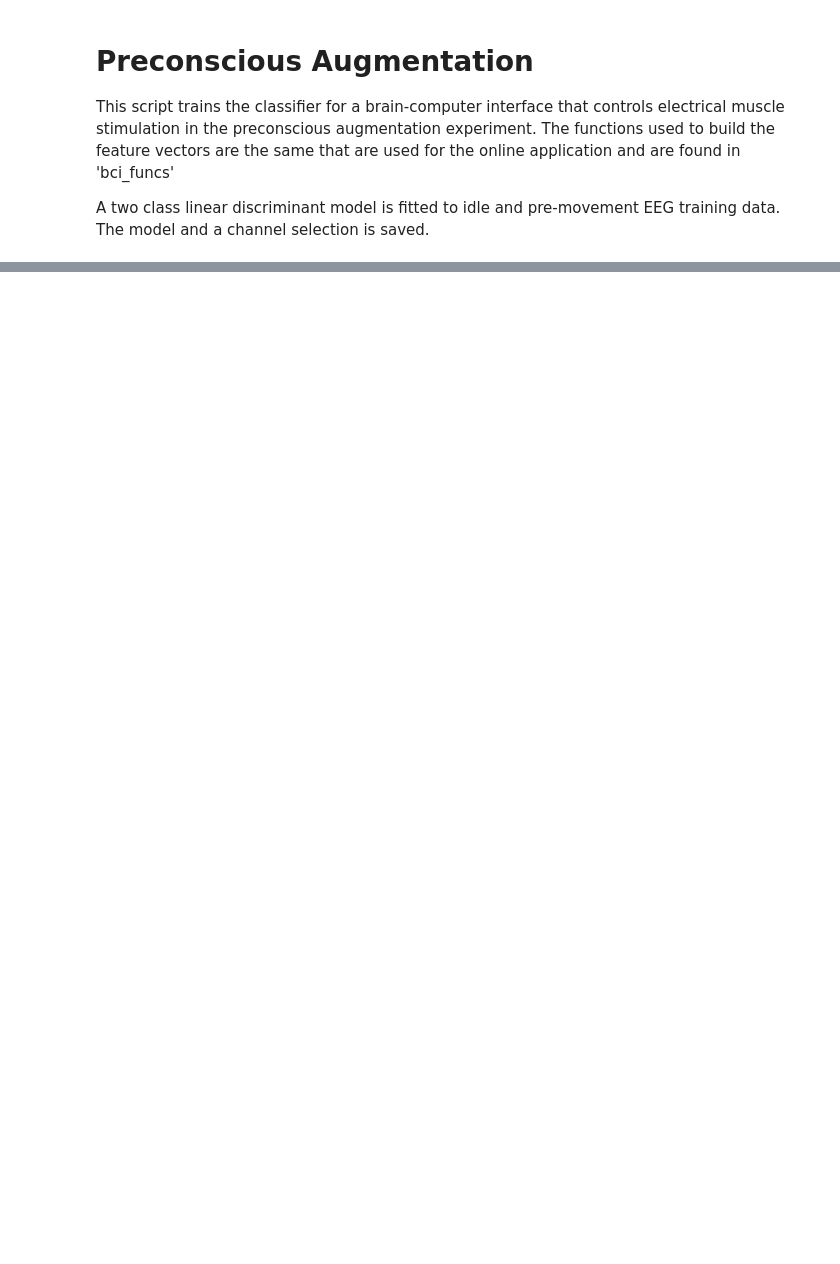
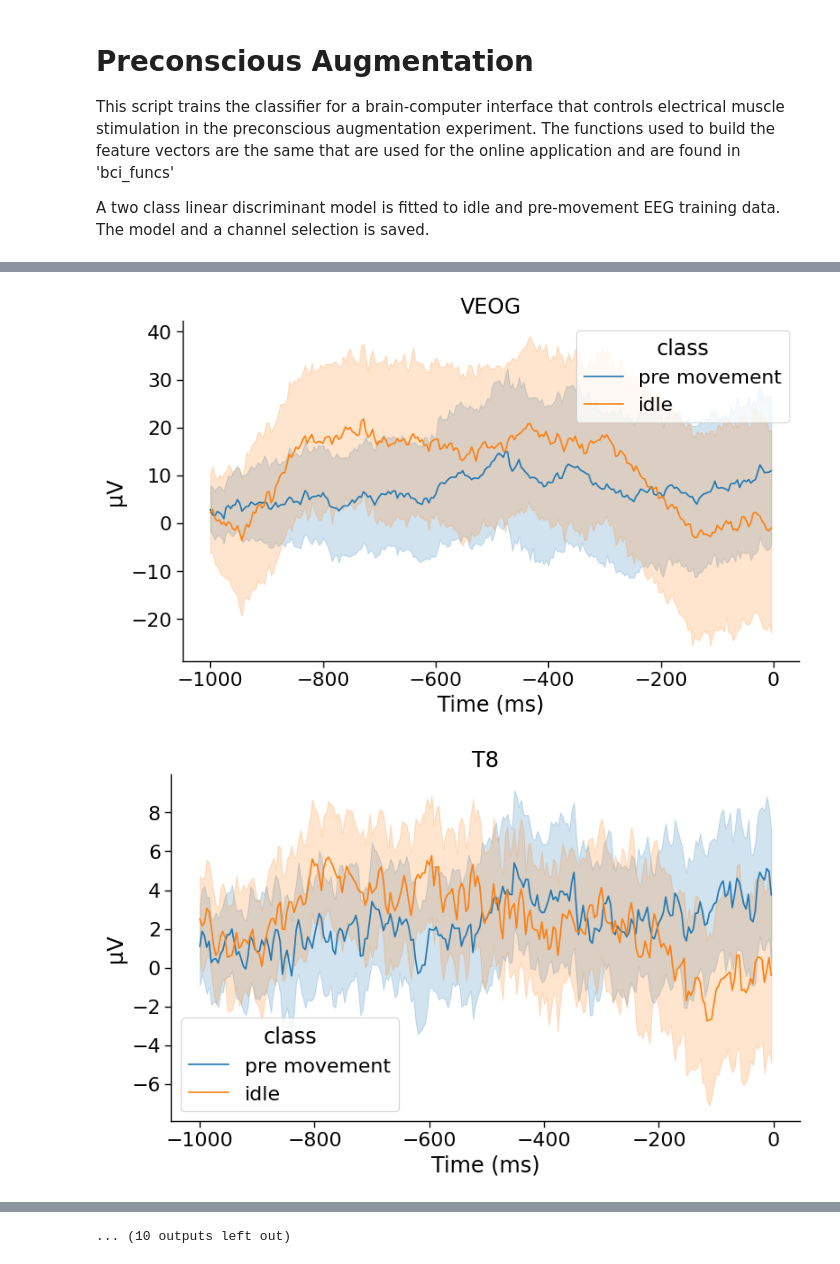
Before and after one commit to lukasgehrke/2021-fastReach, a Jupyter notebook: app/fastReach/pi_train_classifier.ipynb, the cells around one changed output, grey strips where cells are left out. Drawn from its saved outputs; the diff is of its cells as text; code cells hidden in the pictures; blank space fills up the shorter version.

```diff
--- a/app/fastReach/pi_train_classifier.ipynb
+++ b/app/fastReach/pi_train_classifier.ipynb
@@ -6,7 +6,7 @@ The functions used to build the feature vectors are the same that are used for t
 
 A two class linear discriminant model is fitted to idle and pre-movement EEG training data. The model and a channel selection is saved.
 # %%
-pID = 2
+pID = 3
 pID = 'sub-0' + "%02d" % (pID)
 # %%
 import pandas as pd
@@ -53,3 +54,64 @@ data = np.concatenate((pre_move_means, idle_means), axis = 0)
 pre_move_class = np.ones((pre_move_means.shape[0], 1))
 idle_class = np.zeros((idle_means.shape[0], 1))
 classes = np.concatenate((pre_move_class, idle_class)).ravel()
+# %%
+# save plots individual participants
+chans_names = pd.read_csv(path+pID+'/sel_chans_names.csv')
+
+# erp
+for c_ix in range(0, len(chans)):
+
+    idle_cz = idle[c_ix,:,:] - np.mean(idle[c_ix,:24,:], axis = 0)
+    pre_move_cz = pre_move[c_ix,:,:] - np.mean(pre_move[c_ix,:24,:], axis = 0)
+
+    pre_move_cz = pd.DataFrame(pre_move_cz[25:,:].T)
+    idle_cz = pd.DataFrame(idle_cz[25:,:].T)
+    condition = pd.DataFrame(classes, columns=['class']).astype('string')
+    condition['class'].replace({'0.0': 'idle', '1.0': 'pre movement'}, inplace=True)
+
+    erp = pd.concat([pre_move_cz, idle_cz], axis=0).reset_index(drop=True)
+    erp_class_cz = pd.concat([condition['class'], erp], axis=1)
+
+    with sns.plotting_context('paper', font_scale = 1.8):
+        fig, ax = plt.subplots(1, 1, figsize=(9,5))
+        fig.patch.set_alpha(1)
+        sns.despine() #bottom=True, left=True
+
+        data_long = pd.melt(erp_class_cz, id_vars='class', var_name='timepoint', value_name='µV', col_level=None, ignore_index=True)
+
+        # adjust time axis
+        data_long['timepoint'] = (((1/250) * (data_long["timepoint"].astype(int)))*1000) - 1000
+
+        # plot
+        ax = sns.lineplot(data = data_long, x = 'timepoint', y = 'µV', hue = 'class')
+        ax.set(xlabel='Time (ms)', ylabel='µV', title=chans_names.Var1[chans[c_ix]])
+
+        fig.savefig(path + pID + '/' + chans_names.Var1[chans[c_ix]] + '.png', format='png', transparent=False, bbox_inches='tight', dpi=300)
+        fig.savefig(path + pID + '/' + chans_names.Var1[chans[c_ix]] + '.eps', format='eps', transparent=True, bbox_inches='tight', dpi=300)
+
+# features, for one channel?
+
+# scalp topographies
+channel_labels = chans_names['Var1'].values.tolist()
+channel_labels = channel_labels[0:-1]
+eog_ix = channel_labels.index('VEOG')
+chans_types = ['eeg'] * channel_labels.__len__()
+chans_types[eog_ix] = 'eog'
+info = mne.create_info(channel_labels, ch_types=chans_types, sfreq=250)
+easycap_montage = mne.channels.make_standard_montage('easycap-M1')
+
+pre_move = scipy.io.loadmat(path+pID+'/pre_move.mat')
+pre_move = pre_move['pre_move'].mean(axis=2)
+pre_move = pre_move.T - pre_move[:,0:24].mean(axis=1)
+pre_move = pre_move[24:,:].T
+
+raw = mne.EvokedArray(pre_move, info, tmin=-1)
+raw.set_montage(easycap_montage)
+
+raw.pick_channels(chans_names.Var1[chans].values.tolist())
+
+times = np.arange(-1, 0, 0.1)
+fig = raw.plot_topomap(times, ch_type='eeg', time_unit='s', show_names=False)
+fig.savefig(path + pID + '/topomap_pre_move.png', format='png', transparent=False, bbox_inches='tight', dpi=300)
+fig.savefig(path + pID + '/topomap_pre_move.eps', format='eps', transparent=True, bbox_inches='tight', dpi=300)
+# %% [output]
@@ -55,0 +138,2 @@ classes = np.concatenate((pre_move_class, idle_class)).ravel()
+[figure, added]
+[figure, added]
@@ -56 +149,2 @@ classes = np.concatenate((pre_move_class, idle_class)).ravel()
+... (10 outputs left out)
 # %%
```
Also changed, not shown: parts of 4 cells of this notebook, 2 other files.
